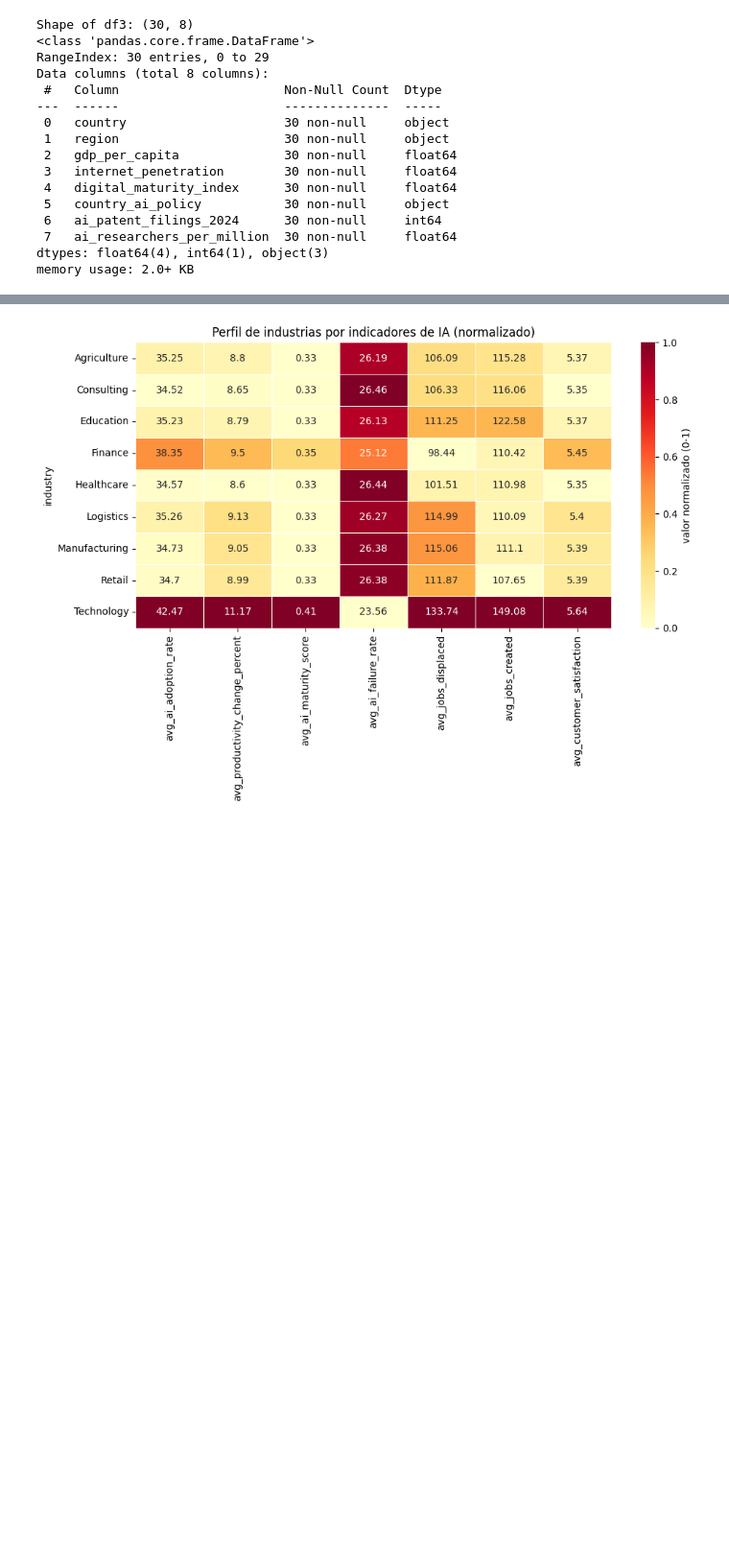
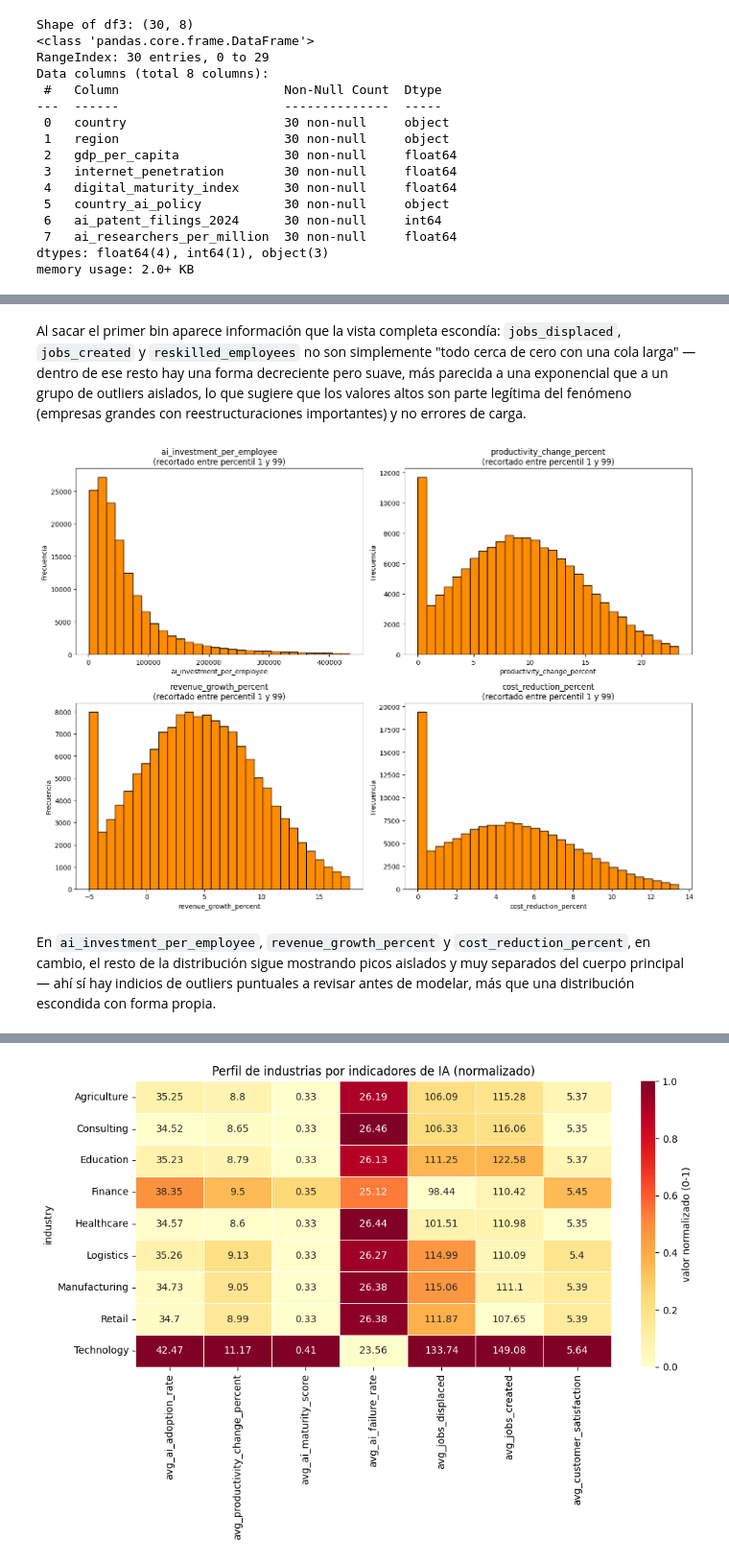
Before and after one commit to Franncippi/Proyecto-mentoria-M09, a Jupyter notebook: notebooks/01_analisis_exploratorio.ipynb, the cells around one changed output, grey strips where cells are left out. Shown at 96% size. Cells and saved outputs as stored; diff of their text form; code cells hidden in the pictures; blank space fills up the shorter version.

```diff
--- a/notebooks/01_analisis_exploratorio.ipynb
+++ b/notebooks/01_analisis_exploratorio.ipynb
@@ -203,3 +378,31 @@ plt.show()
+# %% [markdown]
+Al sacar el primer bin aparece información que la vista completa escondía: `jobs_displaced`, `jobs_created` y `reskilled_employees` no son simplemente "todo cerca de cero con una cola larga" — dentro de ese resto hay una forma decreciente pero suave, más parecida a una exponencial que a un grupo de outliers aislados, lo que sugiere que los valores altos son parte legítima del fenómeno (empresas grandes con reestructuraciones importantes) y no errores de carga.
+# %%
+# Variables economicas: recortamos outliers por percentil (1%-99%)
+# en vez de sacar un bin, porque aca el problema son colas extremas, no un pico al principio
+
+variables_asimetricas = ["ai_investment_per_employee", "productivity_change_percent",
+                          "revenue_growth_percent", "cost_reduction_percent"]
+
+fig, axes = plt.subplots(2, 2, figsize=(14, 10))
+axes = axes.flatten()
+
+for i, var in enumerate(variables_asimetricas):
+    data = df1[var].dropna()
+    p1, p99 = data.quantile([0.01, 0.99])
+    data_recortada = data[(data >= p1) & (data <= p99)]
+
+    axes[i].hist(data_recortada, bins=30, edgecolor="black", color="darkorange")
+    axes[i].set_title(f"{var}\n(recortado entre percentil 1 y 99)")
+    axes[i].set_xlabel(var)
+    axes[i].set_ylabel("Frecuencia")
+
+plt.tight_layout()
+plt.show()
+# %% [output]
+[figure, added]
+# %% [markdown]
+ En `ai_investment_per_employee`, `revenue_growth_percent` y `cost_reduction_percent`, en cambio, el resto de la distribución sigue mostrando picos aislados y muy separados del cuerpo principal — ahí sí hay indicios de outliers puntuales a revisar antes de modelar, más que una distribución escondida con forma propia.
 # %%
 # Exploramos los estadisticos de las variables
 
```
Also changed, not shown: parts of 78 cells of this notebook.
